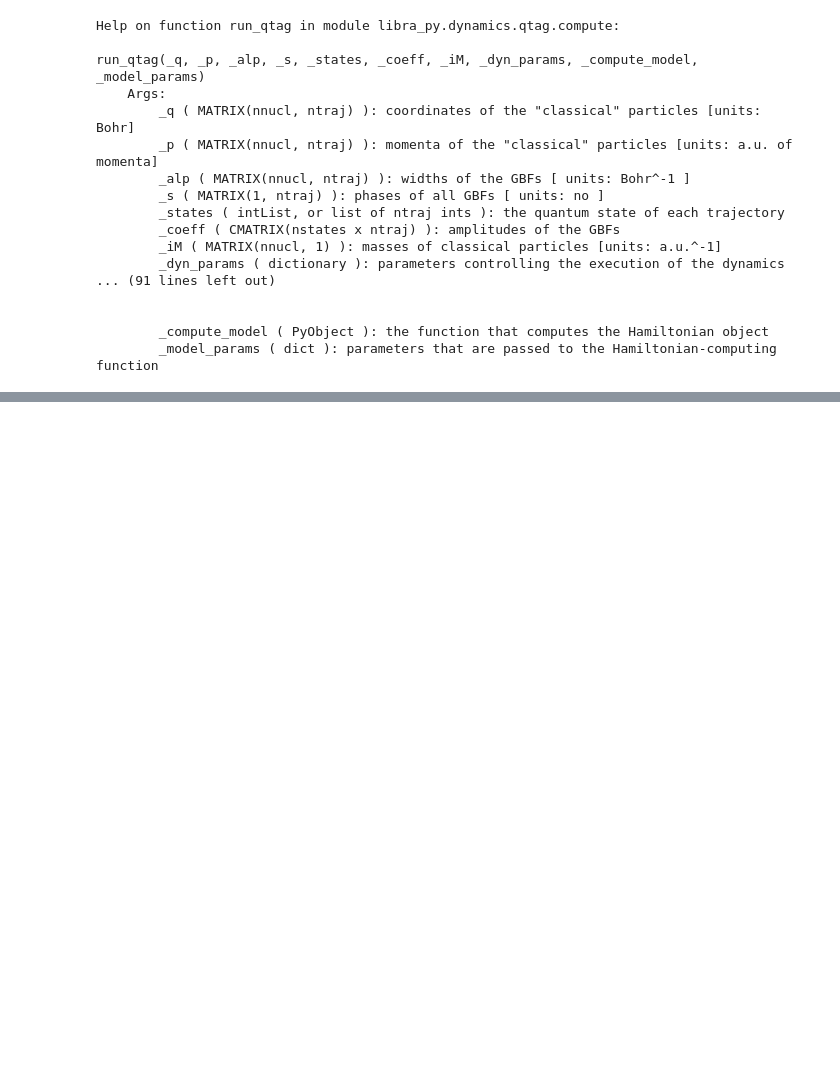
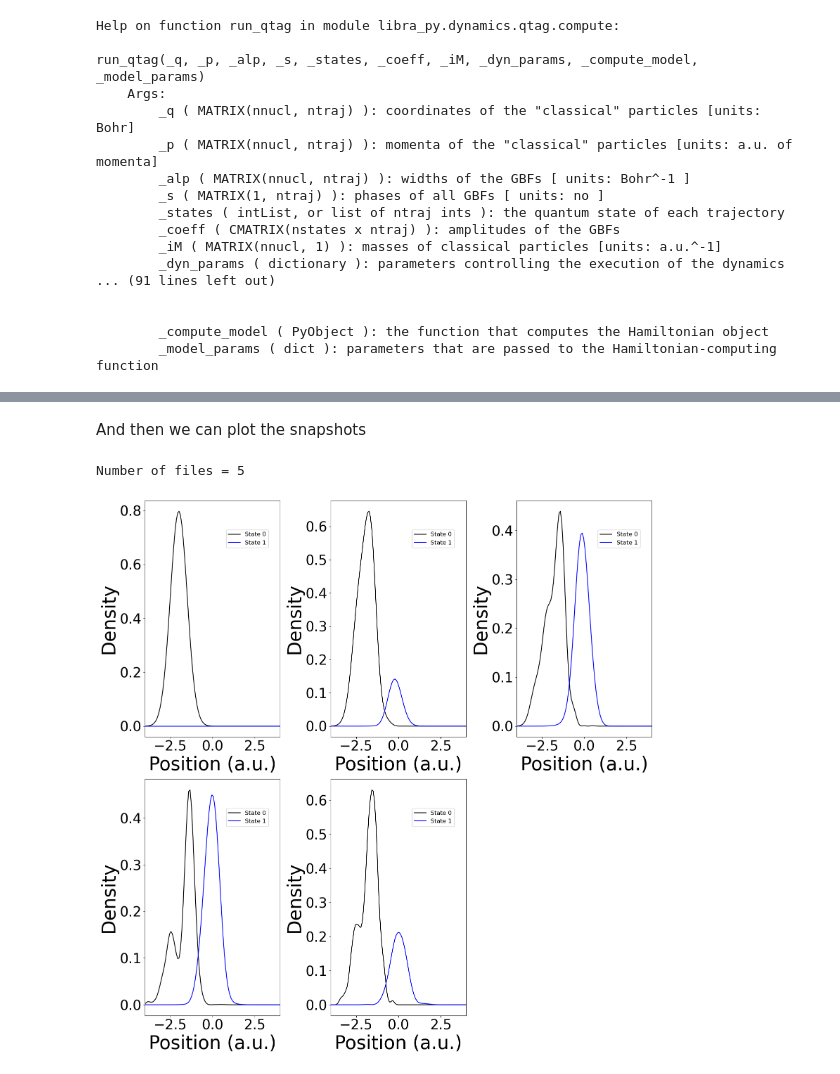
Before and after one commit to compchem-cybertraining/Tutorials_Libra, a Jupyter notebook: 6_dynamics/5_qtag/1_basics/tutorial.ipynb, the cells around one changed output, grey strips where cells are left out. Saved outputs shown, nothing was run; the diff lists cells and outputs as text; code cells hidden in the pictures; blank space fills up the shorter version.

```diff
--- a/6_dynamics/5_qtag/1_basics/tutorial.ipynb
+++ b/6_dynamics/5_qtag/1_basics/tutorial.ipynb
@@ -389,0 +565,9 @@ Number of files = 5
+# %% [markdown]
+And then we can plot the snapshots
+<a name="wf_plot-1"></a>
+# %%
+#Plot the selected snapshots...
+plot.wf_plot(wfc_plt_params)
+# %% [output]
+Number of files = 5
+[figure, added]
```
Also changed, not shown: parts of 44 cells of this notebook, 1 other file.
